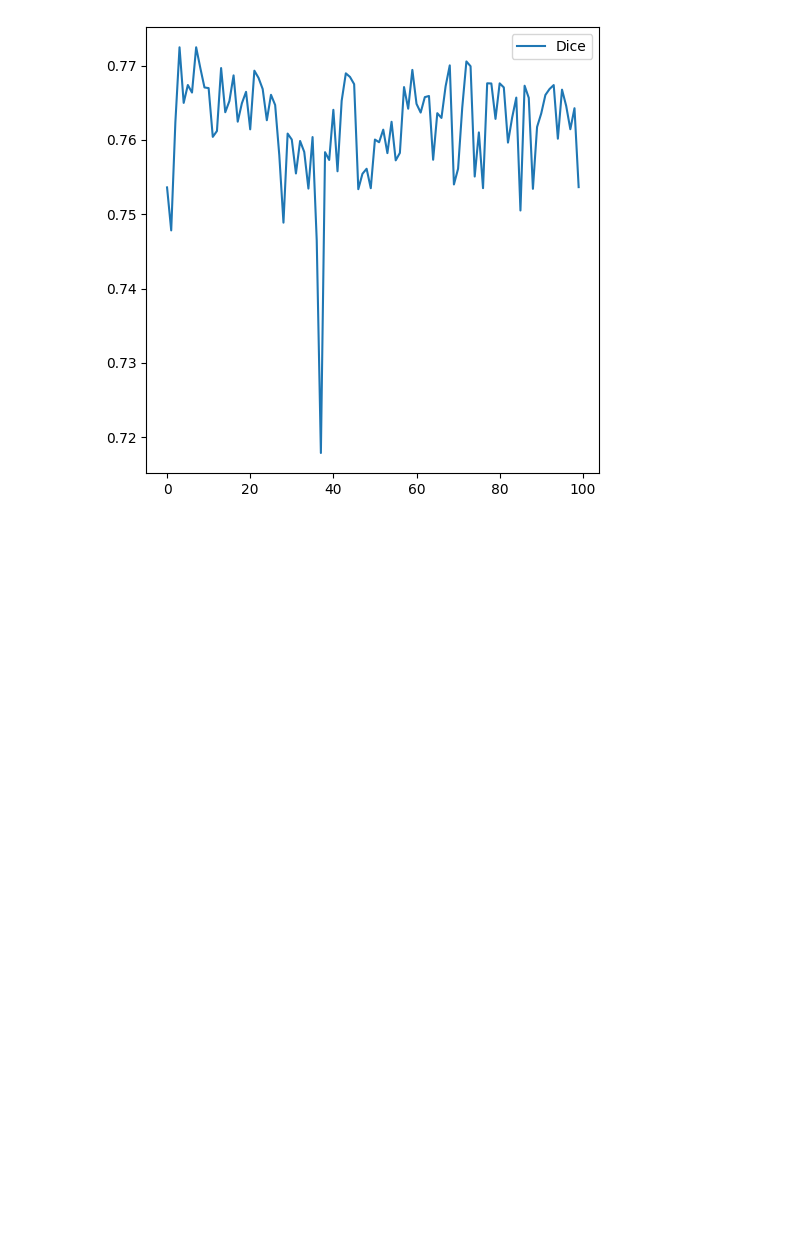
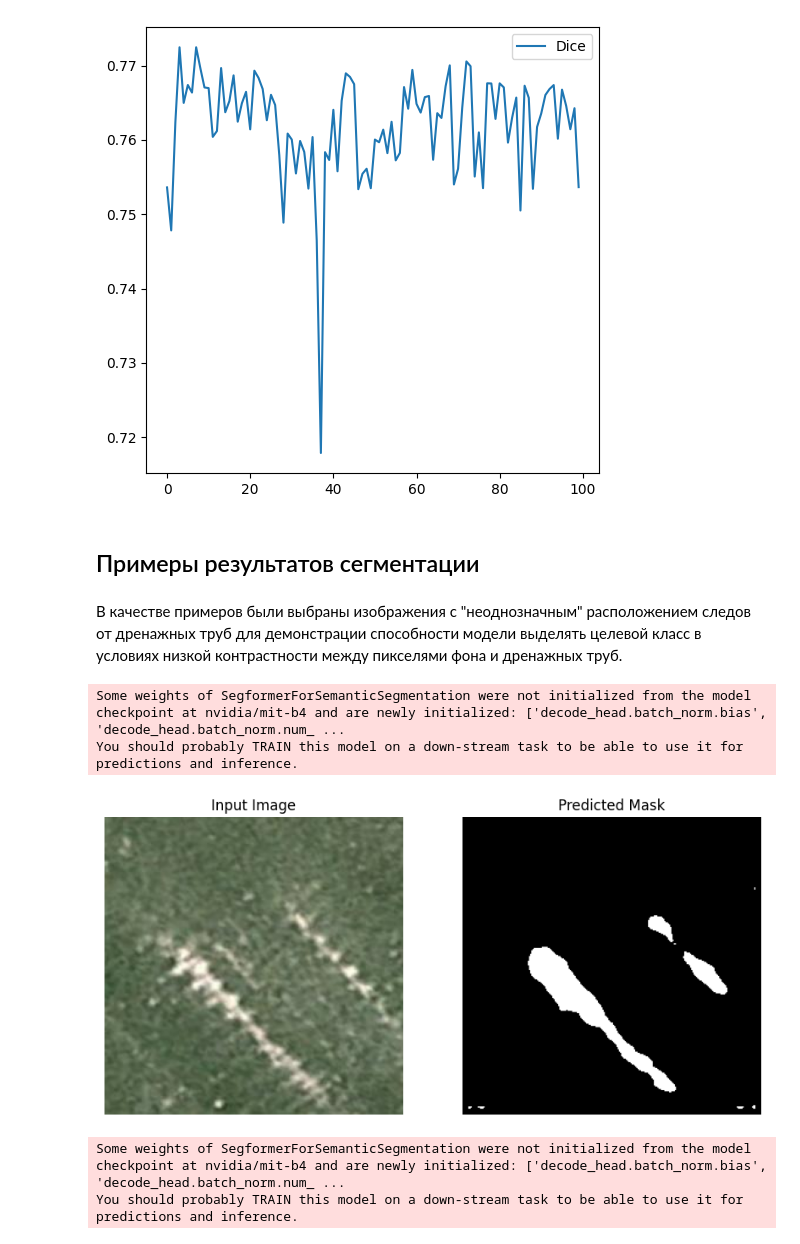
Before and after one commit to raindow1/drainage_pipes_detection, a Jupyter notebook: SegFormer_b-4.ipynb, the cells around one changed output. Cells and saved outputs as stored; diff of their text form; code cells hidden in the pictures; blank space fills up the shorter version.

```diff
--- a/SegFormer_b-4.ipynb
+++ b/SegFormer_b-4.ipynb
@@ -262,0 +274,4 @@ torch.save(modified_model.state_dict(), "segformer_final.pth")
+# %% [markdown]
+## Примеры результатов сегментации
+# %% [markdown]
+В качестве примеров были выбраны изображения с "неоднозначным" расположением следов от дренажных труб для демонстрации способности модели выделять целевой класс в условиях низкой контрастности между пикселями фона и дренажных труб.
@@ -262,0 +292,65 @@ torch.save(modified_model.state_dict(), "segformer_final.pth")
+# %%
+# Функция по загрузке и преобразованию изображения
+def preprocess_image(image_path, img_size=(256, 256)):
+    image = Image.open(image_path).convert("RGB")  # RGB формат
+    transform = transforms.Compose([
+        transforms.Resize(img_size),
+        transforms.ToTensor(),
+    ])
+    image = transform(image).unsqueeze(0)
+    return image
+# %%
+image = preprocess_image(image_path_2).to(device)
+
+# Инициализация модели
+segformer_model = SegformerForSemanticSegmentation.from_pretrained("nvidia/mit-b4", num_labels=1).to(device)
+segformer_model.load_state_dict(torch.load("segformer_test.pth"))
+segformer_model.eval()
+
+segformer_outputs = segformer_model(image).logits
+segformer_outputs = torch.nn.functional.interpolate(
+segformer_outputs, size=(256, 256), mode="bilinear", align_corners=False)
+
+with torch.no_grad():
+     pred_mask = torch.sigmoid(segformer_outputs).squeeze().cpu().numpy()
+     pred_mask = (pred_mask > 0.5).astype(np.uint8)
+# %% [output]
+Some weights of SegformerForSemanticSegmentation were not initialized from the model checkpoint at nvidia/mit-b4 and are newly initialized: ['decode_head.batch_norm.bias', 'decode_head.batch_norm.num_ ...
+You should probably TRAIN this model on a down-stream task to be able to use it for predictions and inference.
+# %%
+# Отображение исходного изображения и маски
+plt.figure(figsize=(10, 5))
+
+# Исходное изображение
+plt.subplot(1, 2, 1)
+plt.imshow(Image.open(image_path_2))
+plt.title("Input Image")
+plt.axis("off")
+
+# Предсказанная маска
+plt.subplot(1, 2, 2)
+plt.imshow(pred_mask, cmap="gray")
+plt.title("Predicted Mask")
+plt.axis("off")
+
+plt.show()
+# %% [output]
+[figure, added]
+# %%
+image = preprocess_image(image_path_1).to(device)
+
+# Инициализация модели
+segformer_model = SegformerForSemanticSegmentation.from_pretrained("nvidia/mit-b4", num_labels=1).to(device)
+segformer_model.load_state_dict(torch.load("segformer_test.pth"))
+segformer_model.eval()
+
+segformer_outputs = segformer_model(image).logits
+segformer_outputs = torch.nn.functional.interpolate(
+segformer_outputs, size=(256, 256), mode="bilinear", align_corners=False)
+
+with torch.no_grad():
+     pred_mask = torch.sigmoid(segformer_outputs).squeeze().cpu().numpy()
+     pred_mask = (pred_mask > 0.5).astype(np.uint8)
+# %% [output]
+Some weights of SegformerForSemanticSegmentation were not initialized from the model checkpoint at nvidia/mit-b4 and are newly initialized: ['decode_head.batch_norm.bias', 'decode_head.batch_norm.num_ ...
+You should probably TRAIN this model on a down-stream task to be able to use it for predictions and inference.
```
Also changed, not shown: parts of 6 cells of this notebook, 3 other files.
